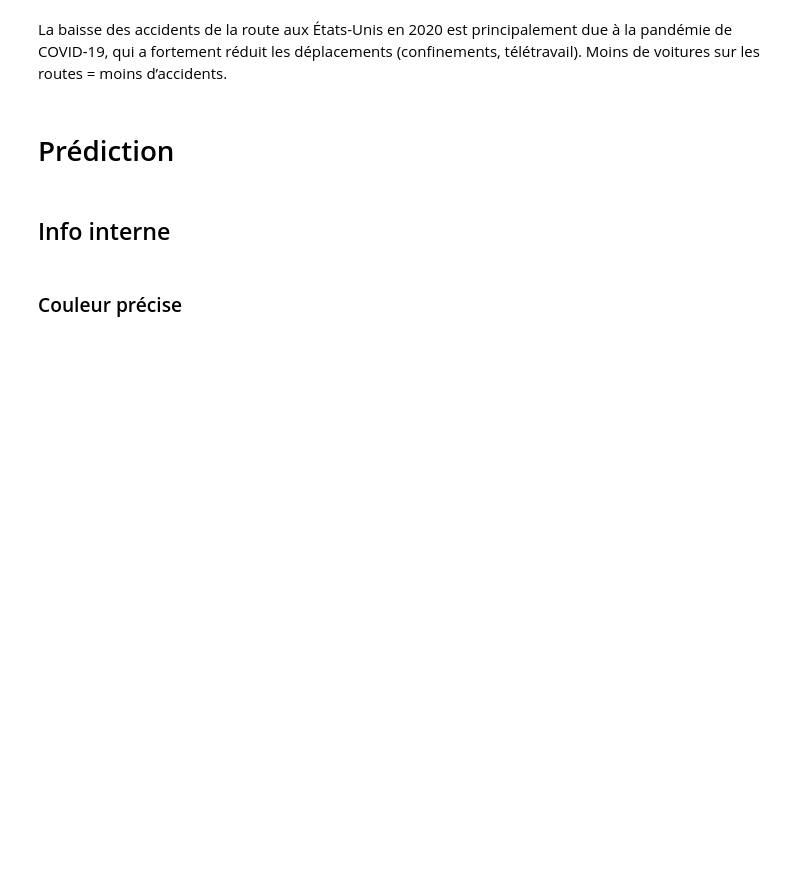
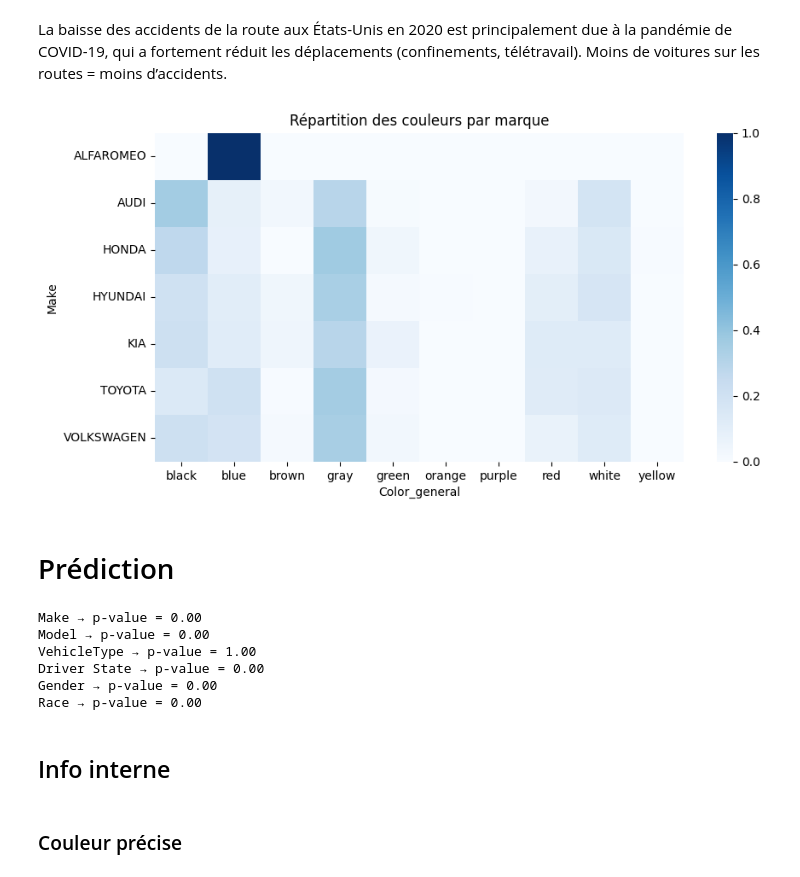
Before and after one commit to Melanie-Gomis/Marathon_du_web_couleurs_automobiles, a Jupyter notebook: Prediction.ipynb, the cells around one changed output. Saved outputs shown, nothing was run; the diff lists cells and outputs as text; code cells hidden in the pictures; blank space fills up the shorter version.

```diff
--- a/Prediction.ipynb
+++ b/Prediction.ipynb
@@ -421,7 +438,30 @@ plt.show()
 # %% [markdown]
 La baisse des accidents de la route aux États-Unis en 2020 est principalement due à la pandémie de COVID-19, qui a fortement réduit les déplacements (confinements, télétravail). Moins de voitures sur les routes = moins d’accidents.
+# %%
+table = pd.crosstab(choix["Make"], choix["Color_general"], normalize="index")
+
+plt.figure(figsize=(10,5))
+sns.heatmap(table, cmap="Blues")
+plt.title("Répartition des couleurs par marque")
+plt.show()
+# %% [output]
+[figure, added]
 # %% [markdown]
 # Prédiction
+# %%
+variables = ["Make", "Model", "VehicleType", "Driver State", "Gender", "Race"]
+
+for var in variables:
+    table = pd.crosstab(choix[var], choix["Color_general"])
+    _, p, _, _ = chi2_contingency(table)
+    print(f"{var} → p-value = {p:.2f}")
+# %% [output]
+Make → p-value = 0.00
+Model → p-value = 0.00
+VehicleType → p-value = 1.00
+Driver State → p-value = 0.00
+Gender → p-value = 0.00
+Race → p-value = 0.00
 # %% [markdown]
 ## Info interne
 # %% [markdown]
```
Also changed, not shown: parts of 35 cells of this notebook, 5 other files.
